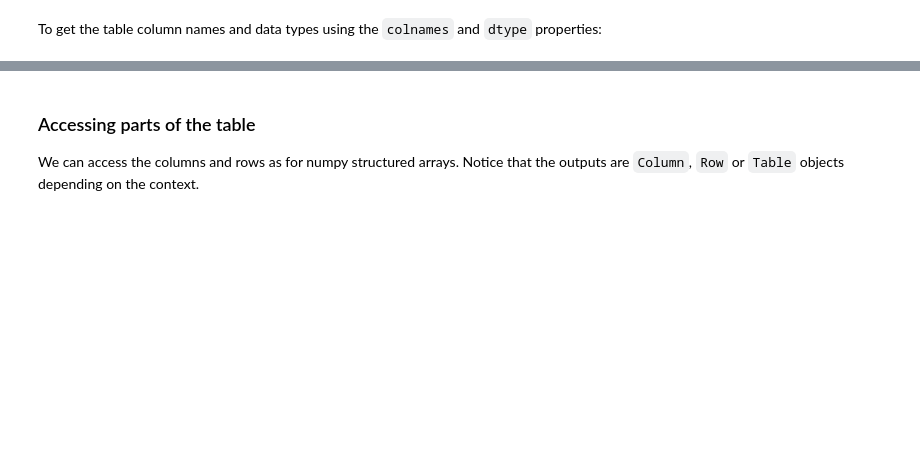
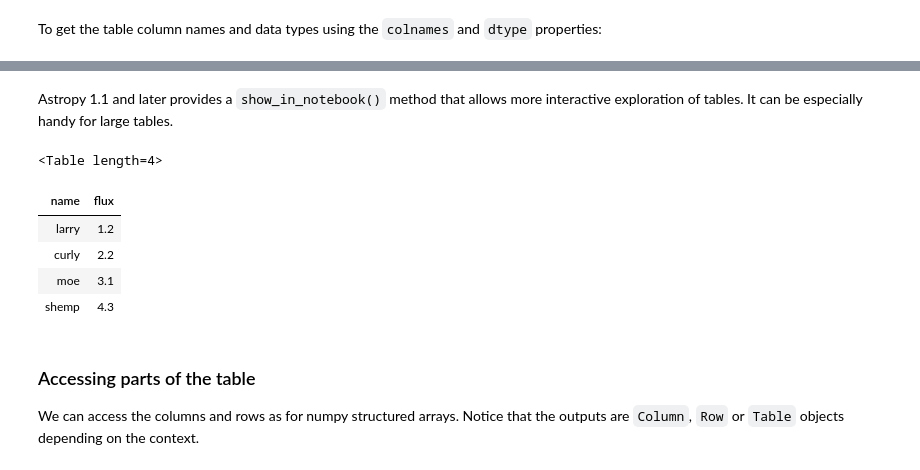
Before and after one commit to spacetelescope/AAS2016, a Jupyter notebook: notebooks/aas2016_Tables.ipynb, the cells around one changed output, grey strips where cells are left out. Saved outputs shown, nothing was run; the diff lists cells and outputs as text; code cells hidden in the pictures; blank space fills up the shorter version.

```diff
--- a/notebooks/aas2016_Tables.ipynb
+++ b/notebooks/aas2016_Tables.ipynb
@@ -82,3 +101,14 @@ t.dtype
+# %% [markdown]
+Astropy 1.1 and later provides a ``show_in_notebook()`` method that allows more interactive exploration of tables. It can be especially handy for large tables.
+# %%
+t.show_in_notebook()
+# %% [output]
+<Table length=4>
+| name | flux |
+| larry | 1.2 |
+| curly | 2.2 |
+| moe | 3.1 |
+| shemp | 4.3 |
 # %% [markdown]
 ### Accessing parts of the table
 
```
Also changed, not shown: parts of 28 cells of this notebook, 2 other files.
